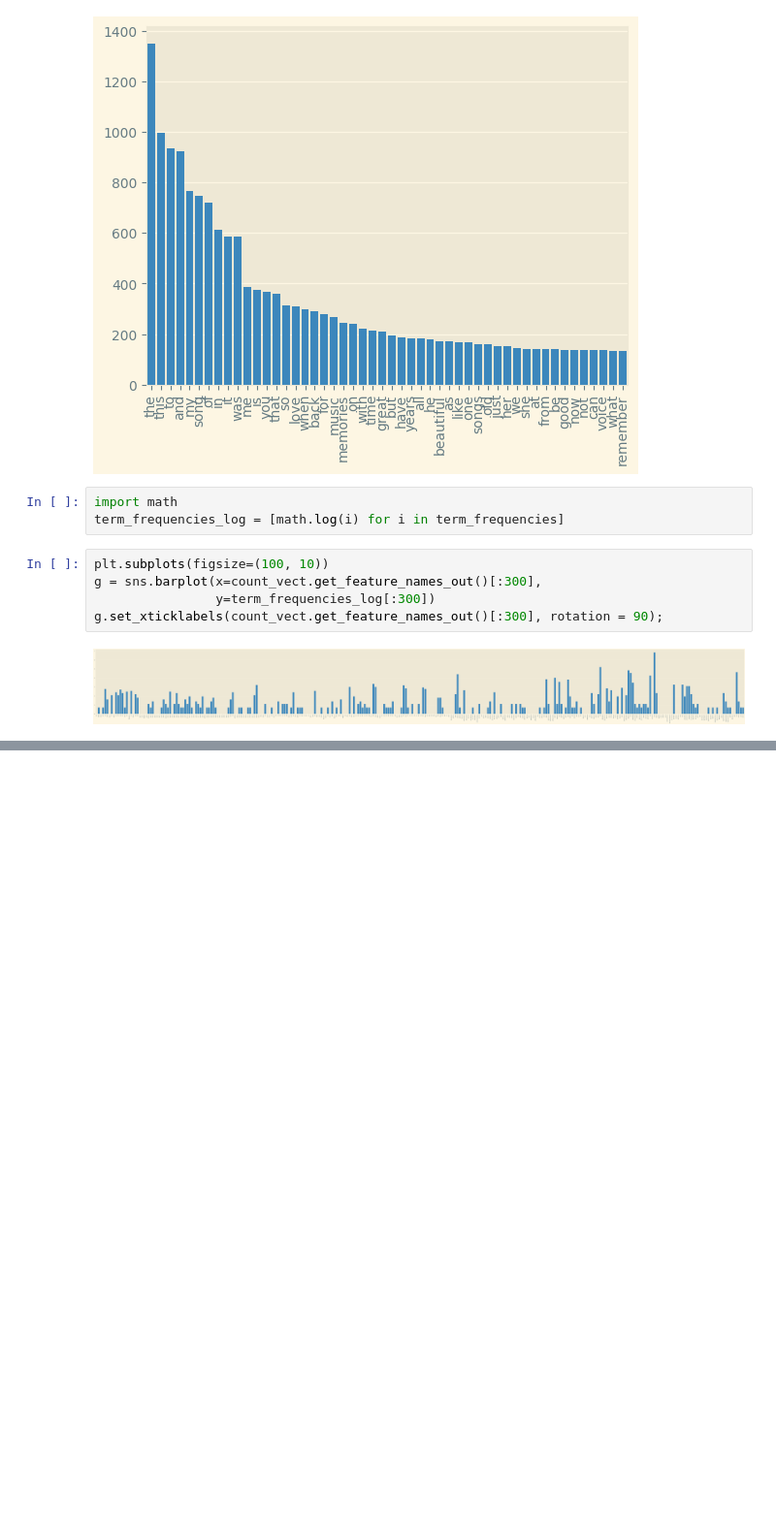
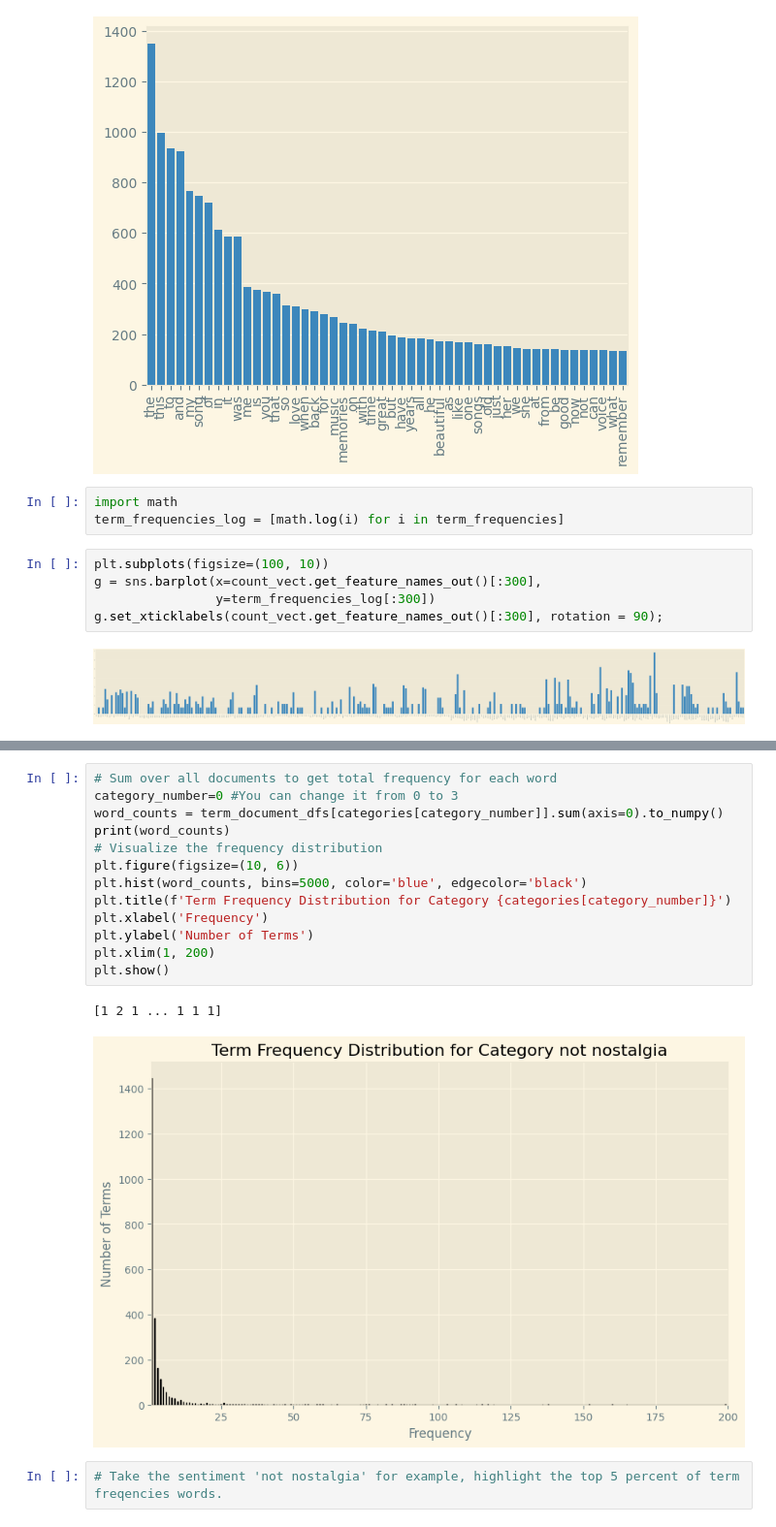
Before and after one commit to alan0502/DMLab1, a Jupyter notebook: DM2024-Lab1-Master/Secondpart.ipynb, the cells around one changed output, grey strips where cells are left out. Shown: that part at 97% size. Cells and saved outputs as stored; diff of their text form; blank space fills up the shorter version.

```diff
--- a/DM2024-Lab1-Master/Secondpart.ipynb
+++ b/DM2024-Lab1-Master/Secondpart.ipynb
@@ -679,0 +753,18 @@ g.set_xticklabels(count_vect.get_feature_names_out()[:300], rotation = 90);
+# %%
+# Sum over all documents to get total frequency for each word
+category_number=0 #You can change it from 0 to 3
+word_counts = term_document_dfs[categories[category_number]].sum(axis=0).to_numpy()
+print(word_counts)
+# Visualize the frequency distribution
+plt.figure(figsize=(10, 6))
+plt.hist(word_counts, bins=5000, color='blue', edgecolor='black')
+plt.title(f'Term Frequency Distribution for Category {categories[category_number]}')
+plt.xlabel('Frequency')
+plt.ylabel('Number of Terms')
+plt.xlim(1, 200)
+plt.show()
+# %% [output]
+[1 2 1 ... 1 1 1]
+[figure, added]
+# %%
+# Take the sentiment 'not nostalgia' for example, highlight the top 5 percent of term freqencies words.
```
Also changed, not shown: parts of 21 cells of this notebook, 4 other files.
